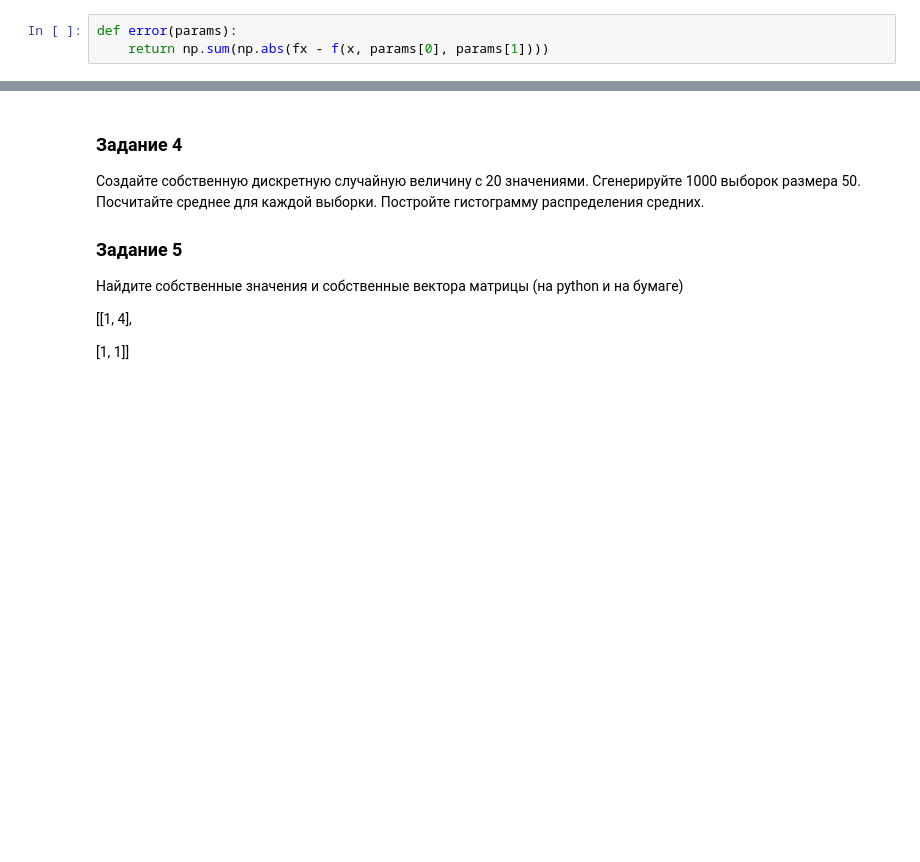
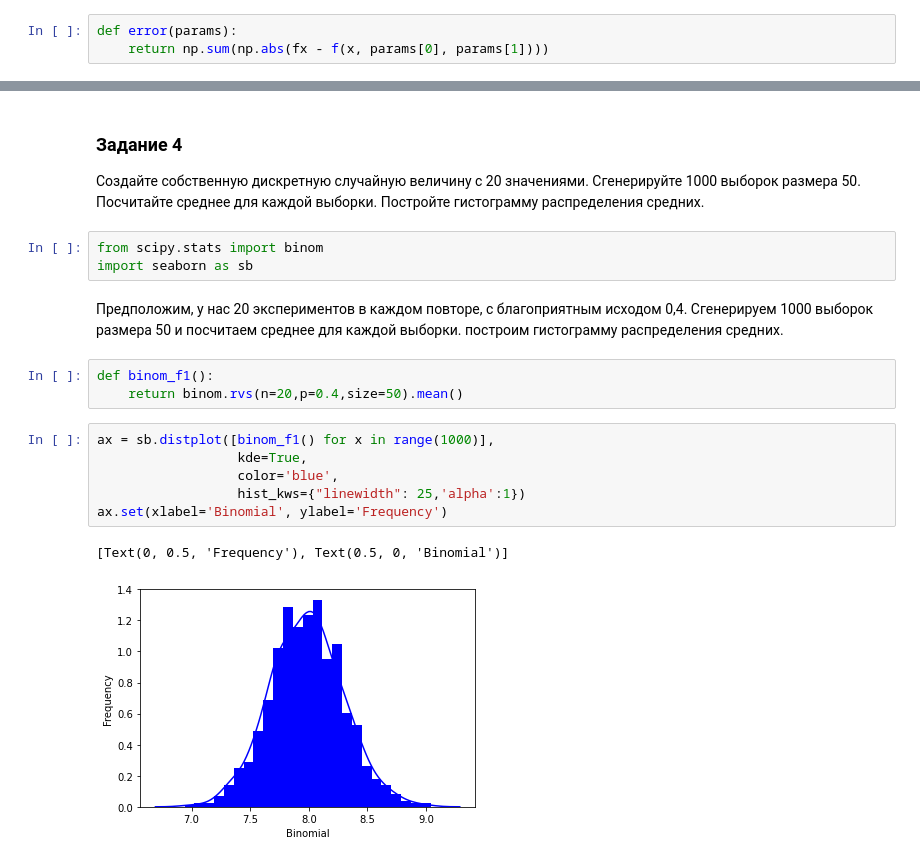
Before and after one commit to Evgen-git/netology_pyda, a Jupyter notebook: M4-MDS-6/FinalWork/FW.ipynb, the cells around one changed output, grey strips where cells are left out. Drawn from its saved outputs; the diff is of its cells as text; blank space fills up the shorter version.

```diff
--- a/M4-MDS-6/FinalWork/FW.ipynb
+++ b/M4-MDS-6/FinalWork/FW.ipynb
@@ -53,11 +144,20 @@ def error(params):
 # %% [markdown]
 ### Задание 4
 Создайте собственную дискретную случайную величину с 20 значениями. Сгенерируйте 1000 выборок размера 50. Посчитайте среднее для каждой выборки. Постройте гистограмму распределения средних.
-
-### Задание 5
-Найдите собственные значения и собственные вектора матрицы (на python и на бумаге)
-
-[[1, 4],
-
-
-[1, 1]]
+# %%
+from scipy.stats import binom
+import seaborn as sb
+# %% [markdown]
+Предположим, у нас 20 экспериментов в каждом повторе, с благоприятным исходом 0,4. Сгенерируем 1000 выборок размера 50 и посчитаем среднее для каждой выборки. построим гистограмму распределения средних.
+# %%
+def binom_f1():
+    return binom.rvs(n=20,p=0.4,size=50).mean()
+# %%
+ax = sb.distplot([binom_f1() for x in range(1000)],
+                  kde=True,
+                  color='blue',
+                  hist_kws={"linewidth": 25,'alpha':1})
+ax.set(xlabel='Binomial', ylabel='Frequency')
+# %% [output]
+[Text(0, 0.5, 'Frequency'), Text(0.5, 0, 'Binomial')]
+[figure, added]
```
Also changed, not shown: parts of 13 cells of this notebook, 2 other files.
